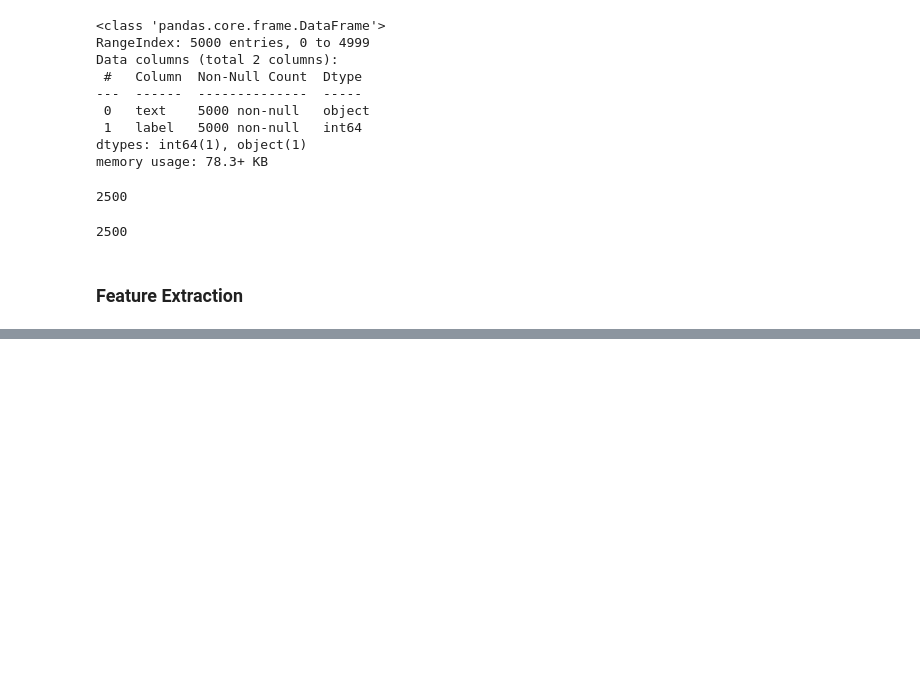
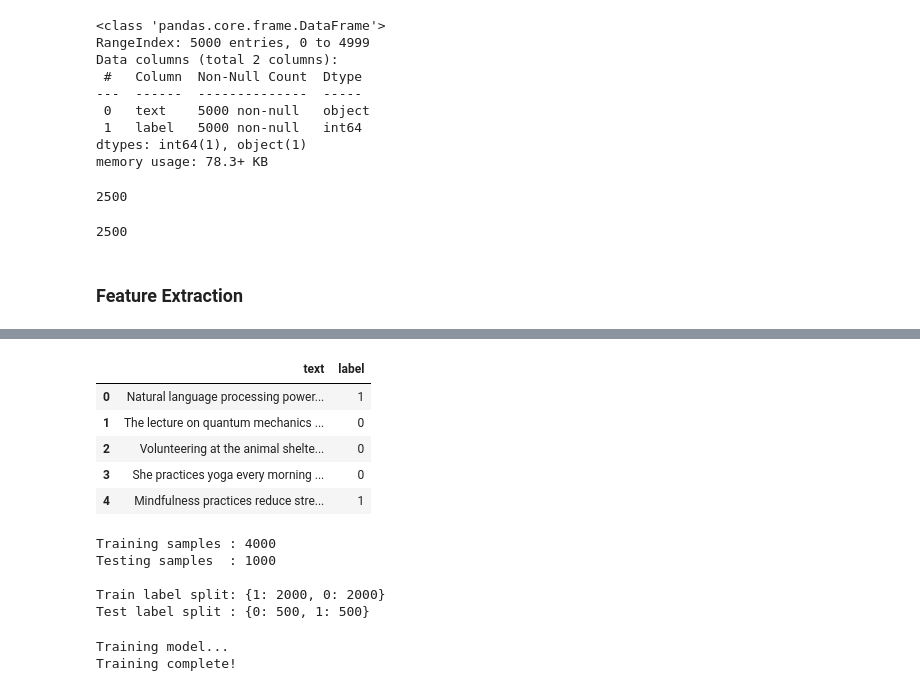
Before and after one commit to Ritwika-dey/TrueTextAI, a Jupyter notebook: TrueTextAI.ipynb, the cells around one changed output, grey strips where cells are left out. Drawn from its saved outputs; the diff is of its cells as text; code cells hidden in the pictures; blank space fills up the shorter version.

```diff
--- a/TrueTextAI.ipynb
+++ b/TrueTextAI.ipynb
@@ -212,0 +257,54 @@ feature_df.head()
+# %%
+df.head()
+# %% [output]
+|  | text | label |
+| 0 | Natural language processing power... | 1 |
+| 1 | The lecture on quantum mechanics ... | 0 |
+| 2 | Volunteering at the animal shelte... | 0 |
+| 3 | She practices yoga every morning ... | 0 |
+| 4 | Mindfulness practices reduce stre... | 1 |
+# %%
+X = df['text']
+y = df['label']
+
+X_train, X_test, y_train, y_test = train_test_split(X, y,test_size=0.2,random_state=42,stratify=y)
+
+
+print(f'Training samples : {len(X_train)}')
+print(f'Testing samples  : {len(X_test)}')
+print(f'\nTrain label split: {y_train.value_counts().to_dict()}')
+print(f'Test label split : {y_test.value_counts().to_dict()}')
+# %% [output]
+Training samples : 4000
+Testing samples  : 1000
+
+Train label split: {1: 2000, 0: 2000}
+Test label split : {0: 500, 1: 500}
+# %%
+
+from sklearn.pipeline import Pipeline
+from sklearn.feature_extraction.text import TfidfVectorizer
+from sklearn.svm import LinearSVC
+pipeline = Pipeline([
+    ('tfidf', TfidfVectorizer(
+        ngram_range=(1, 2),      # Unigrams + bigrams
+        max_features=100000,     # Top 100k features
+        sublinear_tf=True,       # Log scaling on term frequencies
+        min_df=2,                # Ignore very rare terms
+        strip_accents='unicode',
+        analyzer='word',
+        token_pattern=r'\w{2,}' # Words with 2+ characters only
+    )),
+    ('svm', LinearSVC(
+        C=1.0,
+        max_iter=2000,
+        random_state=42
+    ))
+])
+
+print('Training model...')
+pipeline.fit(X_train, y_train)
+print('Training complete!')
+# %% [output]
+Training model...
+Training complete!
```
Also changed, not shown: parts of 13 cells of this notebook, 2 other files.
